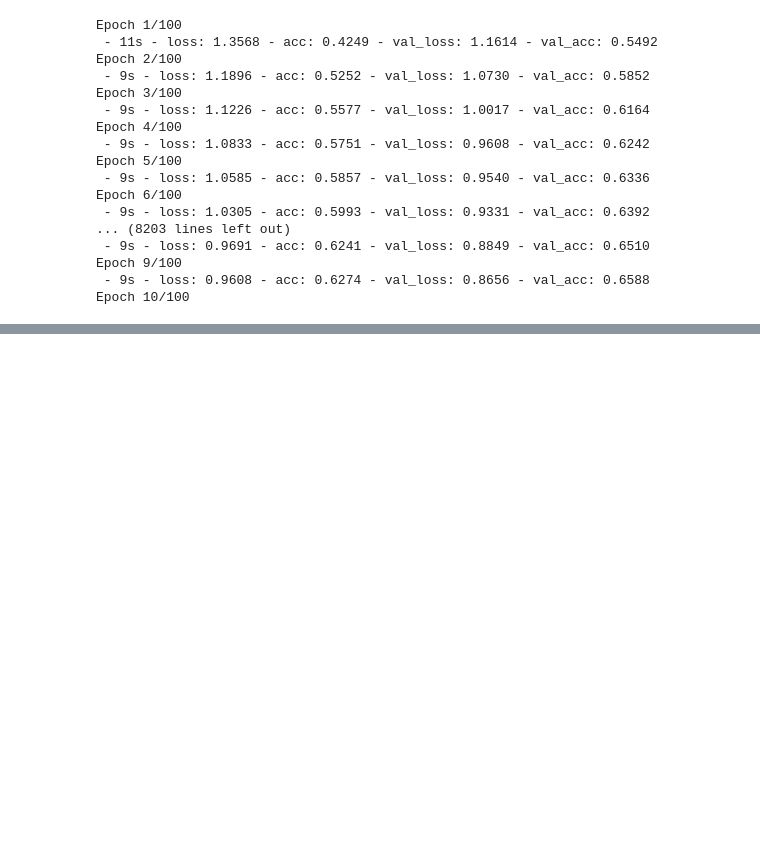
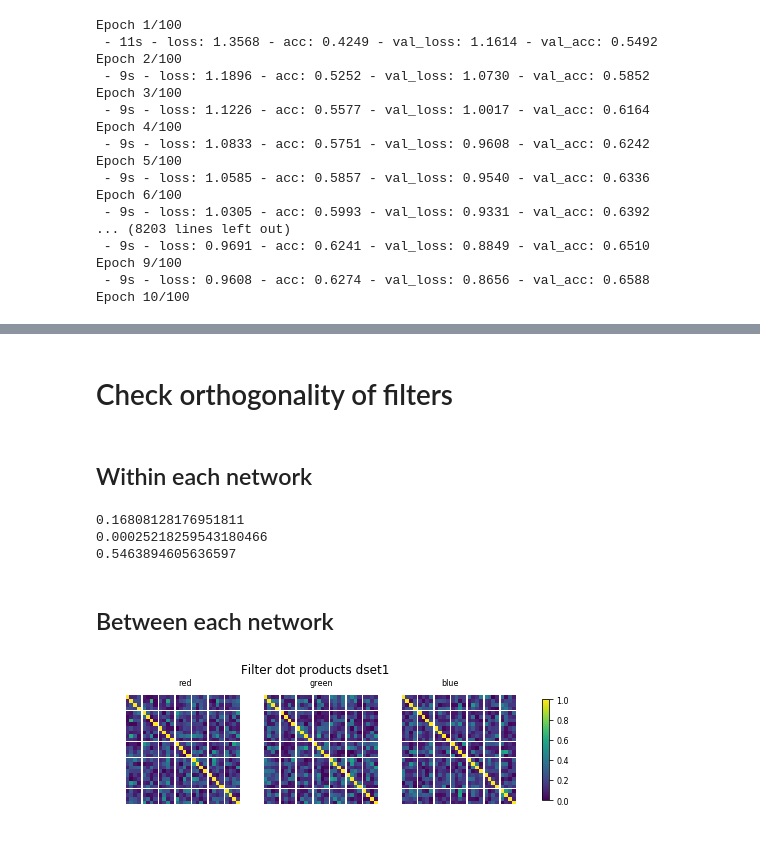
Before and after one commit to AlexStasik/UniquenessOfCNNLearning, a Jupyter notebook: code/cifar5_transfer_multiple_instantiations.ipynb, the cells around one changed output, grey strips where cells are left out. Cells and saved outputs as stored; diff of their text form; code cells hidden in the pictures; blank space fills up the shorter version.

```diff
--- a/code/cifar5_transfer_multiple_instantiations.ipynb
+++ b/code/cifar5_transfer_multiple_instantiations.ipynb
@@ -299,0 +356,4 @@ plt.legend()
+# %% [markdown]
+# Check orthogonality of filters
+# %% [markdown]
+## Within each network
@@ -299,0 +363,30 @@ plt.legend()
+# %%
+# (network, colour, filter, filter)
+dotprod_arr = np.zeros([7, 3, 4, 4])
+for i in range(7):
+    for j in range(3):
+        for k in range(4):
+            for l in range(4):
+                v1 = unit_sphere(weights_training_dset1[i][0][:,:,j,k].flatten())
+                v2 = unit_sphere(weights_training_dset1[i][0][:,:,j,l].flatten())
+                dotprod_arr[i, j, k, l] = np.dot(v1, v2)
+# %%
+# get upper triangles
+triu = ~np.tri(4, dtype=np.bool)
+triu_dots = []
+for i in range(7):
+    colors = []
+    for j in range(3):
+        colors.append(dotprod_arr[i, j][triu])
+    triu_dots.append(colors)
+triu_dots = np.array(triu_dots)
+# %%
+print(np.abs(triu_dots).mean())
+print(np.abs(triu_dots).min())
+print(np.abs(triu_dots).max())
+# %% [output]
+0.16808128176951811
+0.00025218259543180466
+0.5463894605636597
+# %% [markdown]
+## Between each network
@@ -299,0 +423,41 @@ plt.legend()
+# %%
+fig = plt.figure()
+fig.set_size_inches([7,2])
+fig.suptitle('Filter dot products dset1', fontdict={'fontsize': 8}, y=1.1)
+gs_outer = gridspec.GridSpec(ncols=3, nrows=1)
+gs = gridspec.GridSpecFromSubplotSpec(7, 7, gs_outer[0], hspace=0.05, wspace=0.05)
+for i in range(7):
+    for j in range(7):
+        ax = plt.subplot(gs[i, j])
+        ax.set_aspect('equal')
+        ax.axis('off')
+        im = ax.pcolormesh(np.flip(np.abs(dotprod_arr_dset1[i,j,:,:,0]), 0), vmin=0, vmax=1)
+
+gs = gridspec.GridSpecFromSubplotSpec(7, 7, gs_outer[1], hspace=0.05, wspace=0.05)
+for i in range(7):
+    for j in range(7):
+        ax = plt.subplot(gs[i, j])
+        ax.set_aspect('equal')
+        ax.axis('off')
+        im = ax.pcolormesh(np.flip(np.abs(dotprod_arr_dset1[i,j,:,:,1]), 0), vmin=0, vmax=1)
+
+gs = gridspec.GridSpecFromSubplotSpec(7, 7, gs_outer[2], hspace=0.05, wspace=0.05)
+for i in range(7):
+    for j in range(7):
+        ax = plt.subplot(gs[i, j])
+        ax.set_aspect('equal')
+        ax.axis('off')
+        im = ax.pcolormesh(np.flip(np.abs(dotprod_arr_dset1[i,j,:,:,2]), 0), vmin=0, vmax=1)
+cax = plt.gcf().add_axes([0.95, 0.15, 0.015, 0.7])
+cax.tick_params(labelsize=8)
+plt.colorbar(mappable=im, cax=cax)
+titles = ['red', 'green', 'blue']
+for i in range(3):
+    tax = fig.add_axes([0.23 + i*0.26, 0.95, 0.05, 0.05])
+    tax.axis('off')
+    tax.text(0, 0, titles[i], fontdict={'fontsize': 8})
+
+
+fig.savefig(os.path.join(fig_dir, 'dset1_dot_products.pdf'), bbox_inches='tight')
+# %% [output]
+[figure, added]
```
Also changed, not shown: parts of 19 cells of this notebook, 3 other files.
